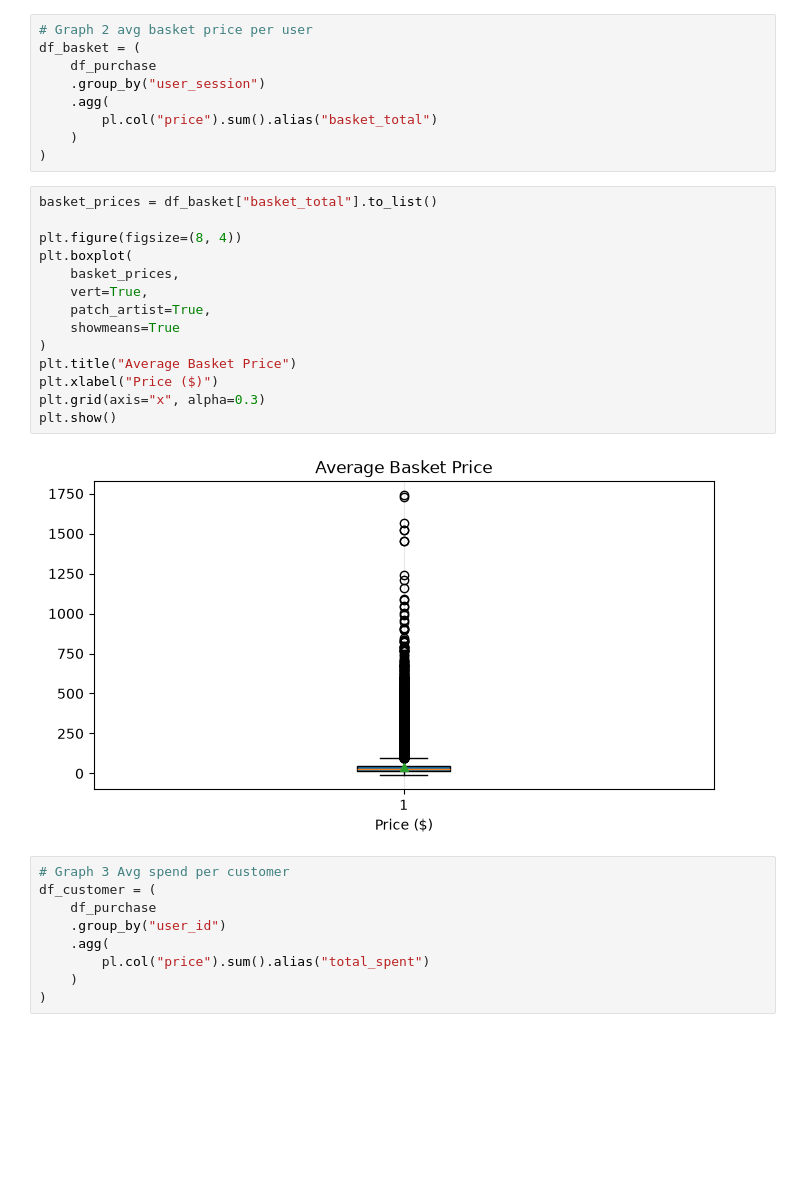
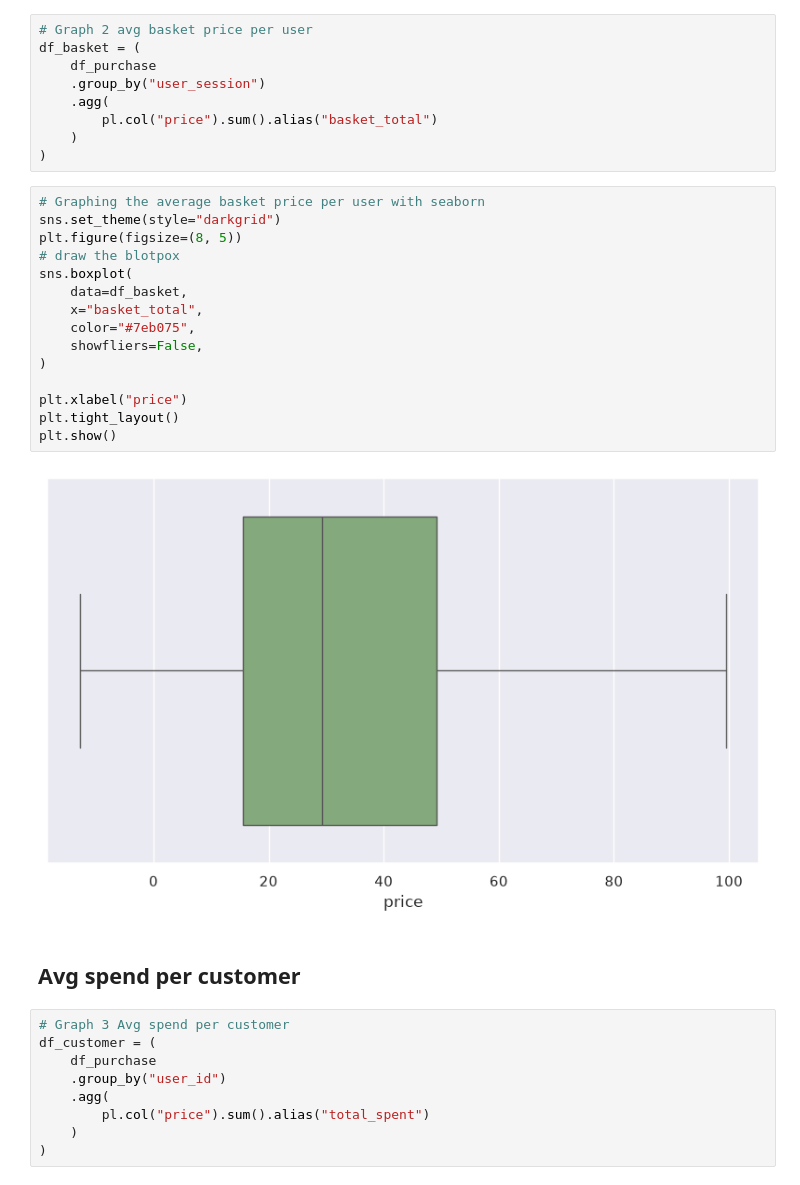
Before and after one commit to Numbersdontlie/Data-Science-Piscine, a Jupyter notebook: day3/ex02/ex02.ipynb, the cells around one changed output. Saved outputs shown, nothing was run; the diff lists cells and outputs as text; blank space fills up the shorter version.

Commit message:
adding format to the graphs

```diff
--- a/day3/ex02/ex02.ipynb
+++ b/day3/ex02/ex02.ipynb
@@ -99,21 +99,24 @@ df_basket = (
     )
 )
 # %%
-basket_prices = df_basket["basket_total"].to_list()
+# Graphing the average basket price per user with seaborn
+sns.set_theme(style="darkgrid")
+plt.figure(figsize=(8, 5))
+# draw the blotpox
+sns.boxplot(
+    data=df_basket,
+    x="basket_total",
+    color="#7eb075",
+    showfliers=False,
+)
 
-plt.figure(figsize=(8, 4))
-plt.boxplot(
-    basket_prices,
-    vert=True,
-    patch_artist=True,
-    showmeans=True
-)
-plt.title("Average Basket Price")
-plt.xlabel("Price ($)")
-plt.grid(axis="x", alpha=0.3)
+plt.xlabel("price")
+plt.tight_layout()
 plt.show()
 # %% [output]
-[figure, old version]
+[figure, new version]
+# %% [markdown]
+## Avg spend per customer
 # %%
 # Graph 3 Avg spend per customer
 df_customer = (
```
Also changed, not shown: parts of 1 cell of this notebook.
